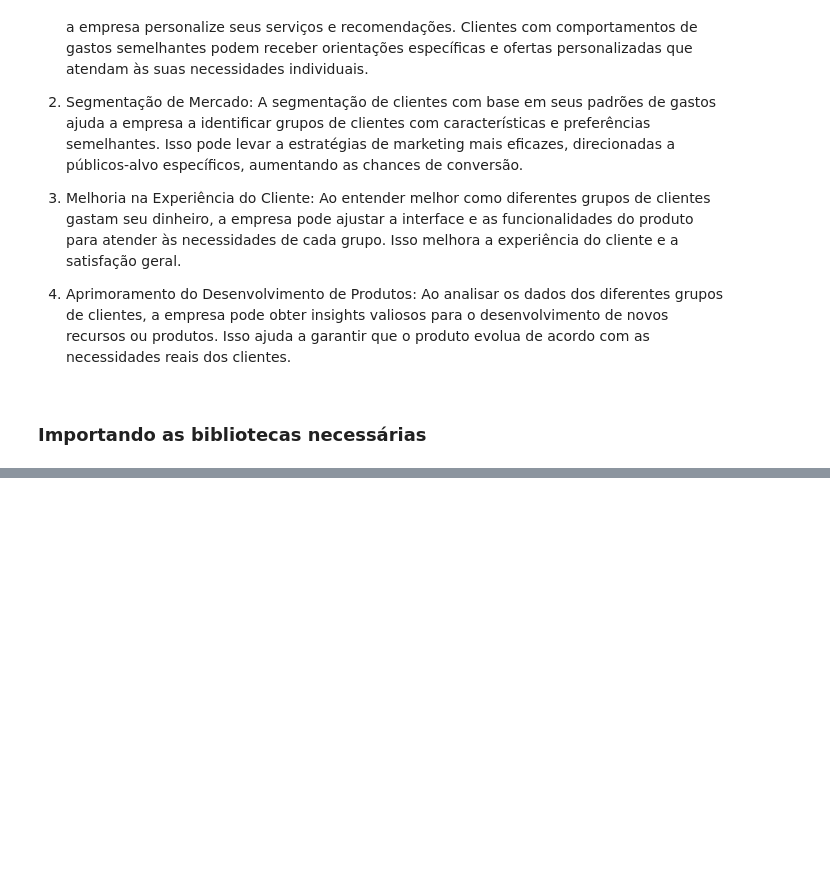
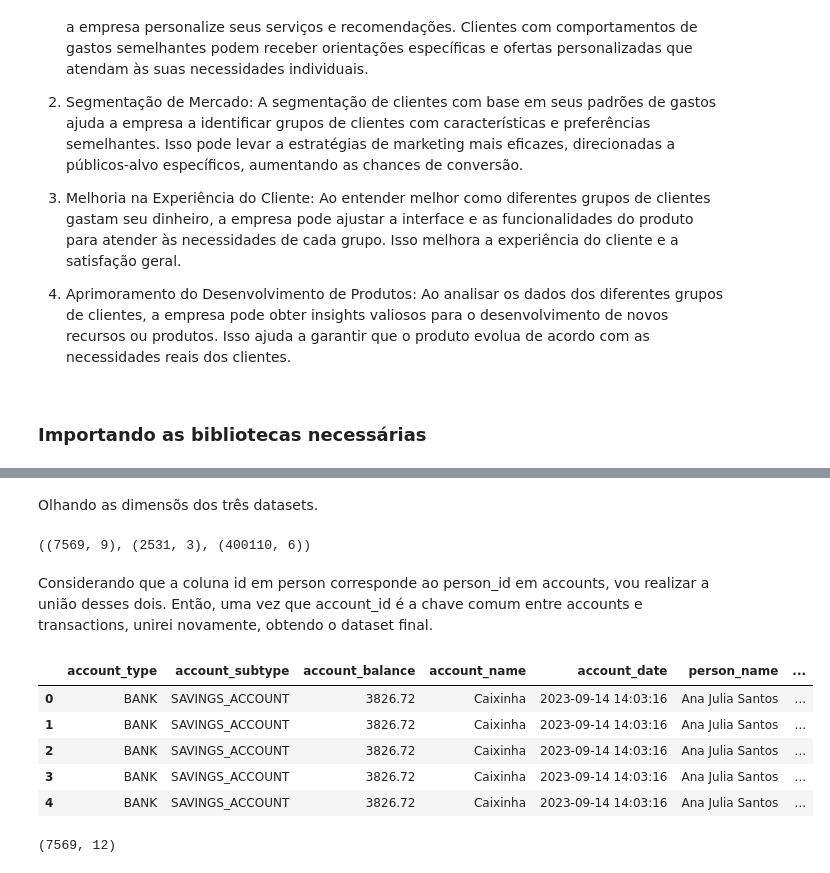
Before and after one commit to allmeidaapedro/Clusterizacao-Clientes-Cartao-Credito, a Jupyter notebook: notebooks/1. EDA.ipynb, the cells around one changed output, grey strips where cells are left out. Cells and saved outputs as stored; diff of their text form; code cells hidden in the pictures; blank space fills up the shorter version.

Commit message:
Merge dos dataframes e obtencao de df definitivo

```diff
--- a/notebooks/1. EDA.ipynb
+++ b/notebooks/1. EDA.ipynb
@@ -34,0 +40,4 @@ import seaborn as sns
+# %%
+accounts = pd.read_csv('data/accounts.csv')
+person = pd.read_csv('data/person.csv')
+transactions = pd.read_csv('data/transactions.csv')
@@ -34,0 +73,22 @@ import seaborn as sns
+# %% [markdown]
+Olhando as dimensõs dos três datasets.
+# %%
+accounts.shape, person.shape, transactions.shape
+# %% [output]
+((7569, 9), (2531, 3), (400110, 6))
+# %% [markdown]
+Considerando que a coluna id em person corresponde ao person_id em accounts, vou realizar a união desses dois. Então, uma vez que account_id é a chave comum entre accounts e transactions, unirei novamente, obtendo o dataset final.
+# %%
+merged_df = pd.merge(accounts, person, left_on='person_id', right_on='id', how='inner')
+df.head()
+# %% [output]
+|  | account_type | account_subtype | account_balance | account_name | account_date | person_name | ... |
+| 0 | BANK | SAVINGS_ACCOUNT | 3826.72 | Caixinha | 2023-09-14 14:03:16 | Ana Julia Santos | ... |
+| 1 | BANK | SAVINGS_ACCOUNT | 3826.72 | Caixinha | 2023-09-14 14:03:16 | Ana Julia Santos | ... |
+| 2 | BANK | SAVINGS_ACCOUNT | 3826.72 | Caixinha | 2023-09-14 14:03:16 | Ana Julia Santos | ... |
+| 3 | BANK | SAVINGS_ACCOUNT | 3826.72 | Caixinha | 2023-09-14 14:03:16 | Ana Julia Santos | ... |
+| 4 | BANK | SAVINGS_ACCOUNT | 3826.72 | Caixinha | 2023-09-14 14:03:16 | Ana Julia Santos | ... |
+# %%
+merged_df.shape
+# %% [output]
+(7569, 12)
```
Also changed, not shown: parts of 18 cells of this notebook.
